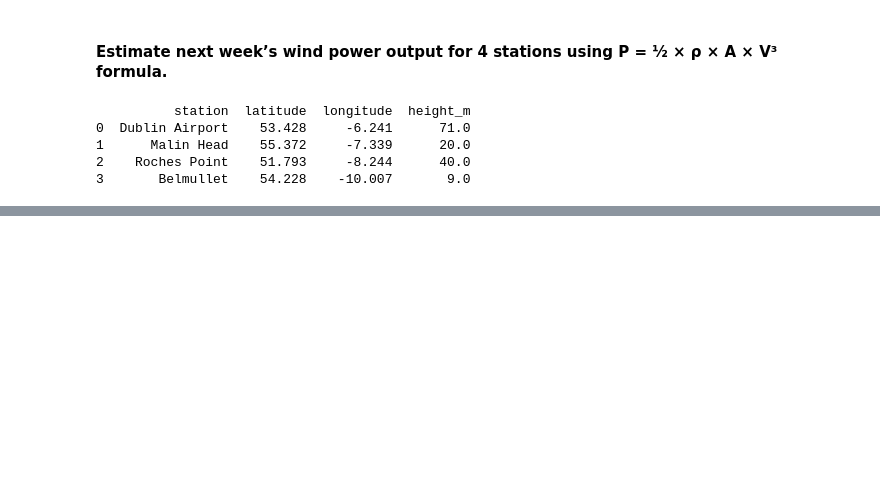
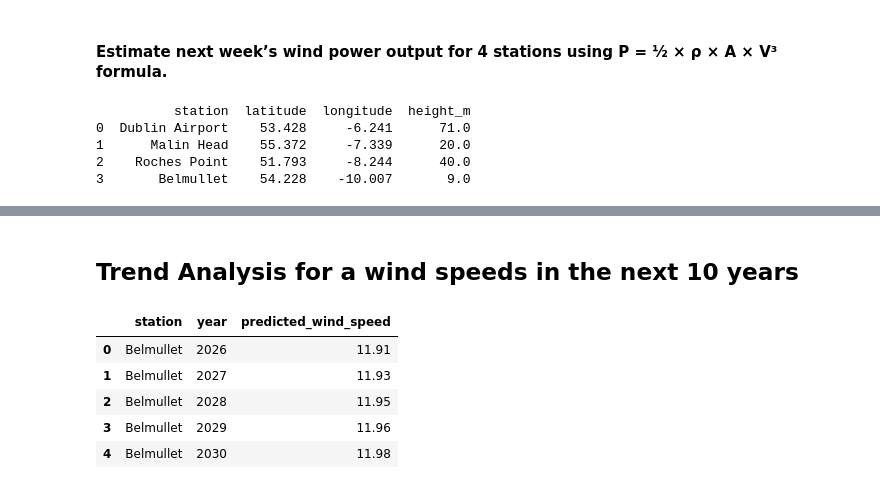
Before and after one commit to JoannaMnich/PFDA, a Jupyter notebook: project/project.ipynb, the cells around one changed output, grey strips where cells are left out. Drawn from its saved outputs; the diff is of its cells as text; code cells hidden in the pictures; blank space fills up the shorter version.

```diff
--- a/project/project.ipynb
+++ b/project/project.ipynb
@@ -448,0 +493,56 @@ for station in stations:
+# %% [markdown]
+## Trend Analysis for a wind speeds in the next 10 years
+# %%
+# Forecast configuration
+
+FORECAST_START = 2026
+FORECAST_END = 2035
+
+forecast_years = list(range(FORECAST_START, FORECAST_END + 1))
+forecast_results = []
+
+# Annual wind speed forecast
+
+for station in annual_trend["station"].unique():
+
+    # Select data for one station
+    df_station = annual_trend[annual_trend["station"] == station]
+
+    # Features and target
+    X = df_station[["year"]]
+    y = df_station["wdsp"]
+
+    # Train linear regression model
+    model = LinearRegression()
+    model.fit(X, y)
+
+    # Prepare future years DataFrame
+    future_years_df = pd.DataFrame(forecast_years, columns=["year"])
+
+    # Predict future wind speed
+    predicted_wdsp = model.predict(future_years_df)
+
+    # Store results
+    for year, wind in zip(forecast_years, predicted_wdsp):
+        forecast_results.append({
+            "station": station,
+            "year": year,
+            "predicted_wind_speed": round(wind, 2)
+        })
+
+# Convert results to DataFrame
+forecast_df = pd.DataFrame(forecast_results)
+
+# Save to file
+forecast_df.to_csv(
+    "forecast_wind_speed_2026_2035.csv",
+    index=False
+)
+forecast_df.head()
+# %% [output]
+|  | station | year | predicted_wind_speed |
+| 0 | Belmullet | 2026 | 11.91 |
+| 1 | Belmullet | 2027 | 11.93 |
+| 2 | Belmullet | 2028 | 11.95 |
+| 3 | Belmullet | 2029 | 11.96 |
+| 4 | Belmullet | 2030 | 11.98 |
```
Also changed, not shown: parts of 17 cells of this notebook, 3 other files.
